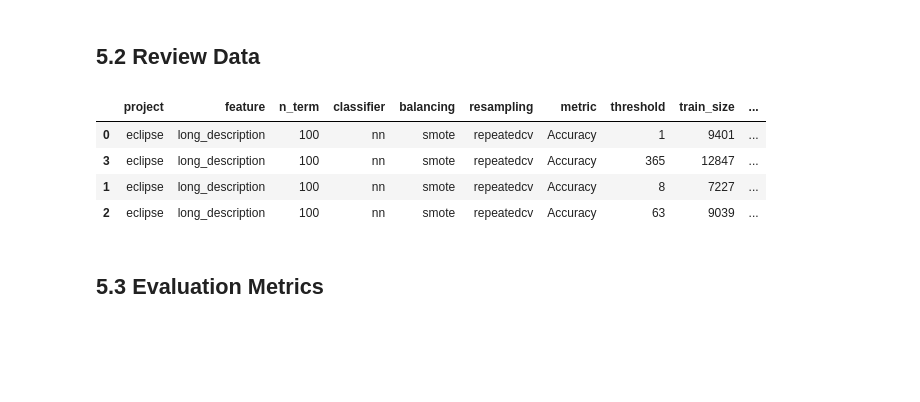
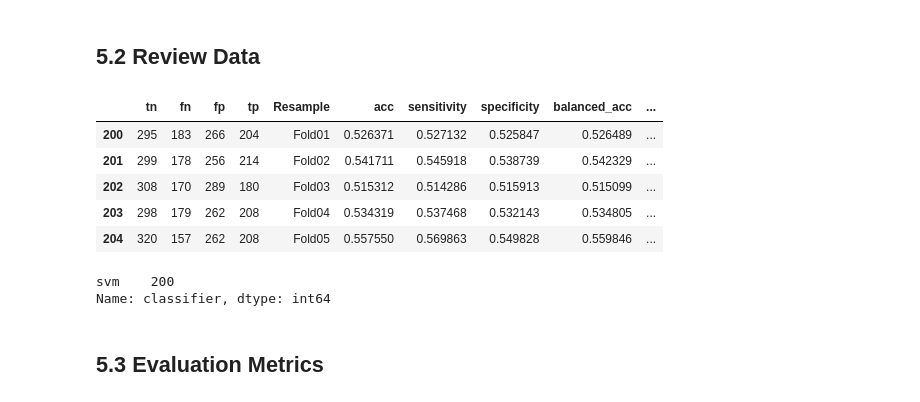
Before and after one commit to gomesluiz/long-lived-bug-predictor, a Jupyter notebook: notebooks/20200912_long_lived_prediction_rq4_data_analysis.ipynb, the cells around one changed output. Cells and saved outputs as stored; diff of their text form; code cells hidden in the pictures; blank space fills up the shorter version.

```diff
--- a/notebooks/20200912_long_lived_prediction_rq4_data_analysis.ipynb
+++ b/notebooks/20200912_long_lived_prediction_rq4_data_analysis.ipynb
@@ -421,11 +470,19 @@ correct_predicted_bugs.head()
 Every bug which its report have indicated that the number of days to resolve is less than or equal to **threshold fixed** was considered a **non-long lived bug** and that which the number of days to resolve is greater than this threshold was considered as a **long-live bug**.
 # %% [markdown]
 ## 5.2 Review Data
-# %%
-e3_metrics_data.sort_values('balanced_acc', ascending=False).head()
-# %% [output]
-|  | project | feature | n_term | classifier | balancing | resampling | metric | threshold | train_size | ... |
-| 0 | eclipse | long_description | 100 | nn | smote | repeatedcv | Accuracy | 1 | 9401 | ... |
-| 3 | eclipse | long_description | 100 | nn | smote | repeatedcv | Accuracy | 365 | 12847 | ... |
-| 1 | eclipse | long_description | 100 | nn | smote | repeatedcv | Accuracy | 8 | 7227 | ... |
-| 2 | eclipse | long_description | 100 | nn | smote | repeatedcv | Accuracy | 63 | 9039 | ... |
+# %%
+eclipse_metrics_in_train = pd.read_csv("../output/data/20200914_r4_3b_predict_long_lived_bug_train_final.csv", sep=",")
+eclipse_metrics_in_train = eclipse_metrics_in_train.loc[eclipse_metrics_in_train.classifier == 'svm']
+eclipse_metrics_in_train.head()
+# %% [output]
+|  | tn | fn | fp | tp | Resample | acc | sensitivity | specificity | balanced_acc | ... |
+| 200 | 295 | 183 | 266 | 204 | Fold01 | 0.526371 | 0.527132 | 0.525847 | 0.526489 | ... |
+| 201 | 299 | 178 | 256 | 214 | Fold02 | 0.541711 | 0.545918 | 0.538739 | 0.542329 | ... |
+| 202 | 308 | 170 | 289 | 180 | Fold03 | 0.515312 | 0.514286 | 0.515913 | 0.515099 | ... |
+| 203 | 298 | 179 | 262 | 208 | Fold04 | 0.534319 | 0.537468 | 0.532143 | 0.534805 | ... |
+| 204 | 320 | 157 | 262 | 208 | Fold05 | 0.557550 | 0.569863 | 0.549828 | 0.559846 | ... |
+# %%
+eclipse_metrics_in_train['classifier'].value_counts()
+# %% [output]
+svm    200
+Name: classifier, dtype: int64
```
Also changed, not shown: parts of 6 cells of this notebook, 3 other files.
